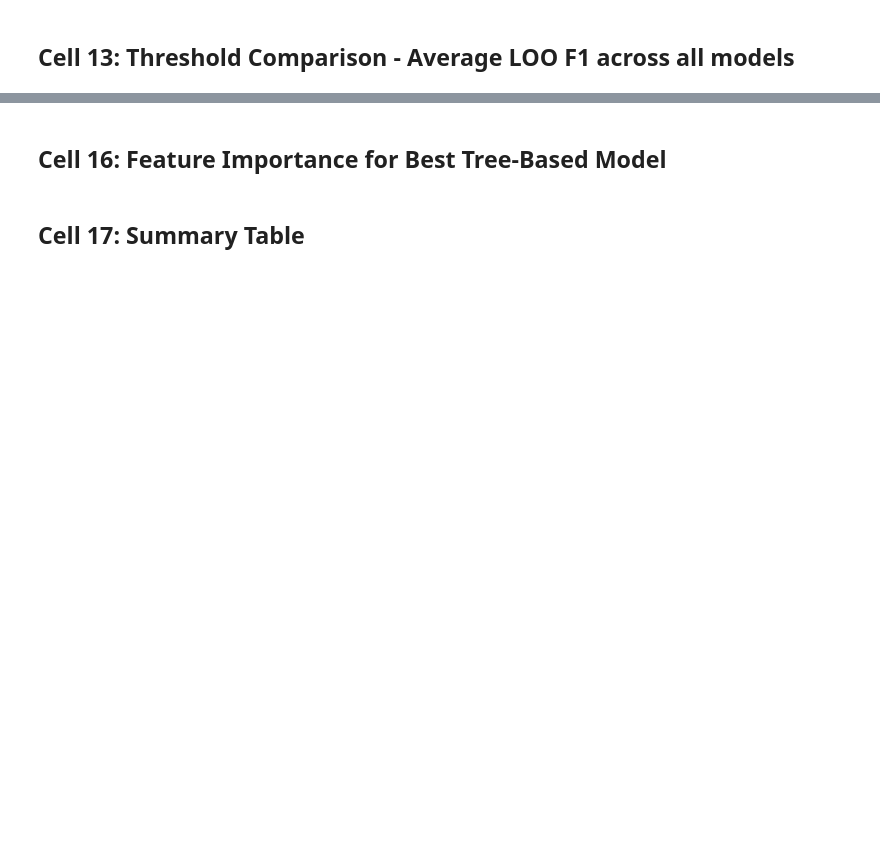
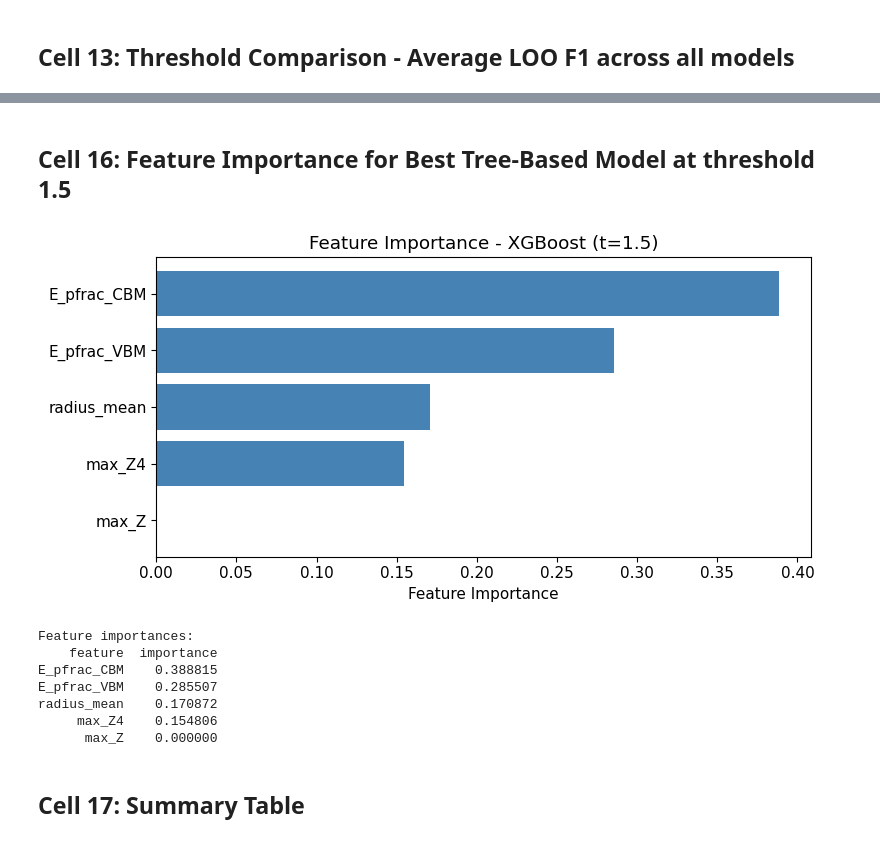
Before and after one commit to bulia-keshav/Rashba-DDP, a Jupyter notebook: Weight-contribution/contribution-model/best-descriptors-model-study/nb4_classification.ipynb, the cells around one changed output, grey strips where cells are left out. Saved outputs shown, nothing was run; the diff lists cells and outputs as text; code cells hidden in the pictures; blank space fills up the shorter version.

```diff
--- a/Weight-contribution/contribution-model/best-descriptors-model-study/nb4_classification.ipynb
+++ b/Weight-contribution/contribution-model/best-descriptors-model-study/nb4_classification.ipynb
@@ -552,9 +691,10 @@ print(classification_report(best_det['y_true'], best_det['y_pred_loo'],
 # %% [markdown]
-## Cell 16: Feature Importance for Best Tree-Based Model
+## Cell 16: Feature Importance for Best Tree-Based Model at threshold 1.5
 # %%
-# Find the best tree-based model for feature importance
+# Find the best tree-based model for feature importance at threshold 1.5
+df_thresh_15 = df_results[df_results['threshold'] == 1.5]
 tree_models = ['RandomForest', 'XGBoost', 'GradientBoosting', 'DecisionTree', 'AdaBoost']
-tree_results = df_results[df_results['model'].isin(tree_models)]
+tree_results = df_thresh_15[df_thresh_15['model'].isin(tree_models)]
 
 if len(tree_results) > 0:
     best_tree = tree_results.iloc[0]
@@ -569,33 +709,42 @@ if len(tree_results) > 0:
     # Parse best params back
     bp = eval(best_tree['best_params'])
     # Rebuild the model with best params
     models = get_models_and_params()
     est, _ = models[best_tree['model']]
     for k, v in bp.items():
         param_name = k.replace('clf__', '')
         if hasattr(est, param_name):
             setattr(est, param_name, v)
 
     scaler = StandardScaler()
     X_scaled = scaler.fit_transform(X_full)
     est.fit(X_scaled, y_full)
 
     importances = est.feature_importances_
     feat_imp = pd.DataFrame({'feature': feature_cols, 'importance': importances})
     feat_imp = feat_imp.sort_values('importance', ascending=True)
 
     fig, ax = plt.subplots(figsize=(8, max(4, len(feature_cols) * 0.5)))
     ax.barh(feat_imp['feature'], feat_imp['importance'], color='steelblue')
     ax.set_xlabel('Feature Importance')
     ax.set_title(f'Feature Importance - {best_tree["model"]} (t={best_tree["threshold"]})')
     plt.tight_layout()
     plt.savefig('feature_importance_classification.png', dpi=150, bbox_inches='tight')
     plt.show()
 
     print("\nFeature importances:")
     print(feat_imp.sort_values('importance', ascending=False).to_string(index=False))
 else:
     print("No tree-based models in results.")
+# %% [output]
+[figure, added]
+Feature importances:
+    feature  importance
+E_pfrac_CBM    0.388815
+E_pfrac_VBM    0.285507
+radius_mean    0.170872
+     max_Z4    0.154806
+      max_Z    0.000000
 # %% [markdown]
 ## Cell 17: Summary Table
 # %%
```
Also changed, not shown: parts of 22 cells of this notebook, 8 other files.
